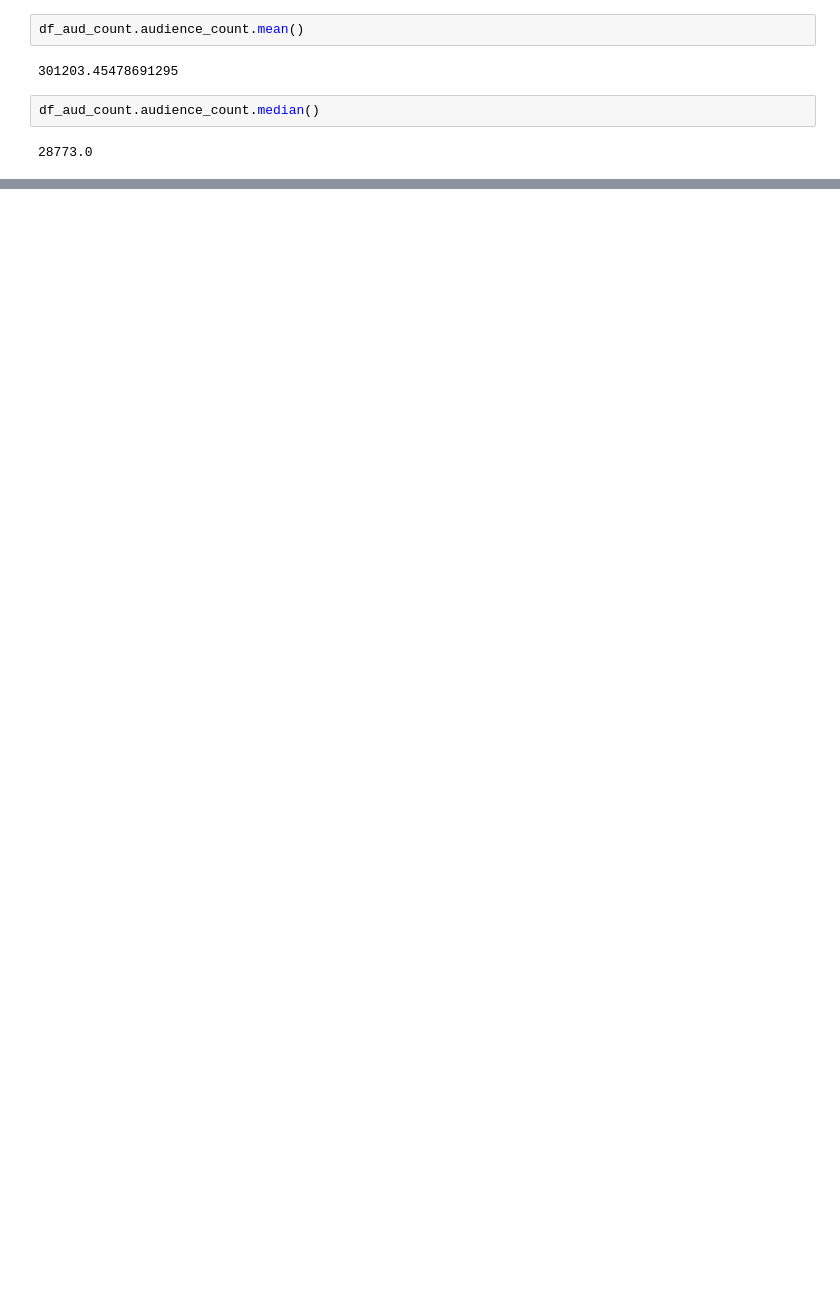
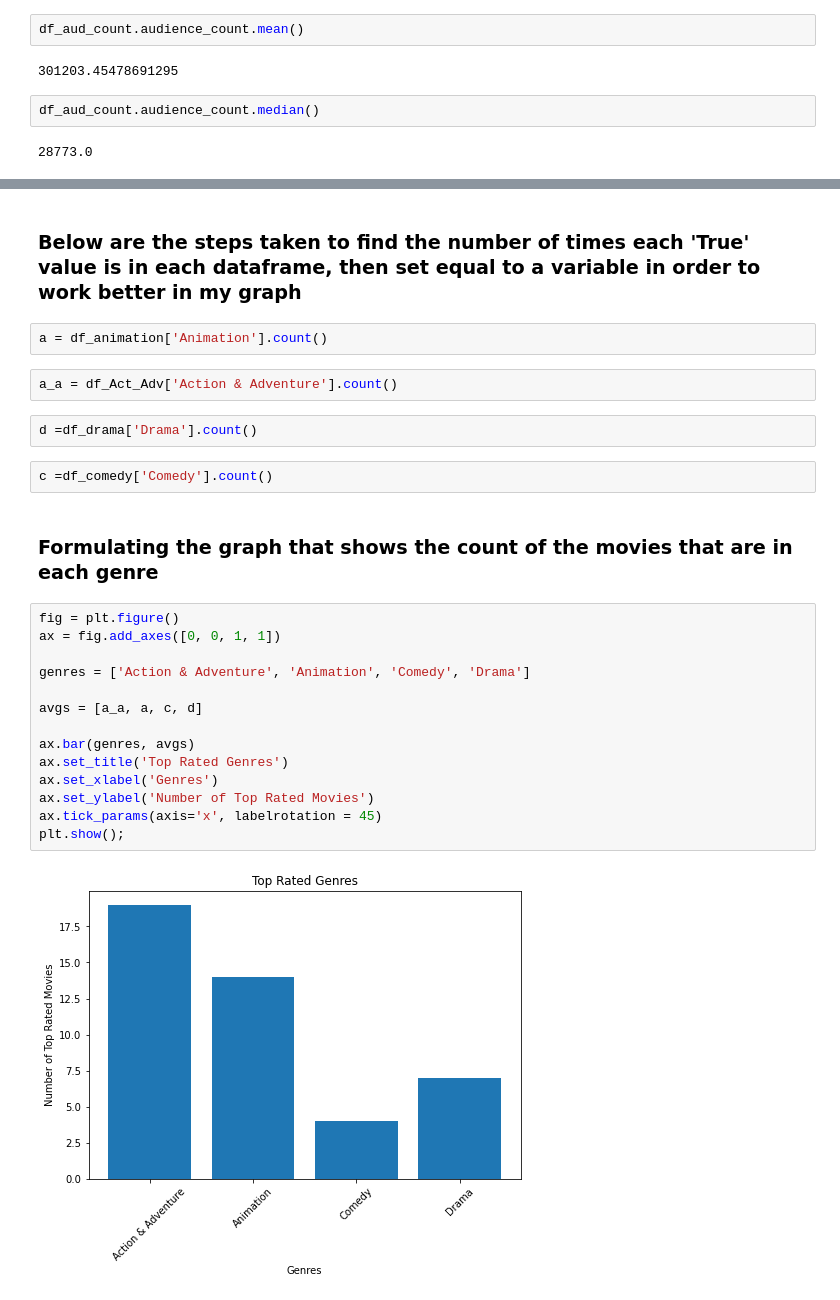
Before and after one commit to camdeman/MMA, a Jupyter notebook: Project_One_Final_Notebook.ipynb, the cells around one changed output, grey strips where cells are left out. Drawn from its saved outputs; the diff is of its cells as text; blank space fills up the shorter version.

```diff
--- a/Project_One_Final_Notebook.ipynb
+++ b/Project_One_Final_Notebook.ipynb
@@ -1008,0 +1370,28 @@ df_aud_count.audience_count.median()
+# %% [markdown]
+### Below are the steps taken to find the number of times each 'True' value is in each dataframe, then set equal to a variable in order to work better in my graph
+# %%
+a = df_animation['Animation'].count()
+# %%
+a_a = df_Act_Adv['Action & Adventure'].count()
+# %%
+d =df_drama['Drama'].count()
+# %%
+c =df_comedy['Comedy'].count()
+# %% [markdown]
+### Formulating the graph that shows the count of the movies that are in each genre
+# %%
+fig = plt.figure()
+ax = fig.add_axes([0, 0, 1, 1])
+
+genres = ['Action & Adventure', 'Animation', 'Comedy', 'Drama']
+
+avgs = [a_a, a, c, d]
+
+ax.bar(genres, avgs)
+ax.set_title('Top Rated Genres')
+ax.set_xlabel('Genres')
+ax.set_ylabel('Number of Top Rated Movies')
+ax.tick_params(axis='x', labelrotation = 45)
+plt.show();
+# %% [output]
+[figure, added]
```
Also changed, not shown: parts of 76 cells of this notebook, 3 other files.
